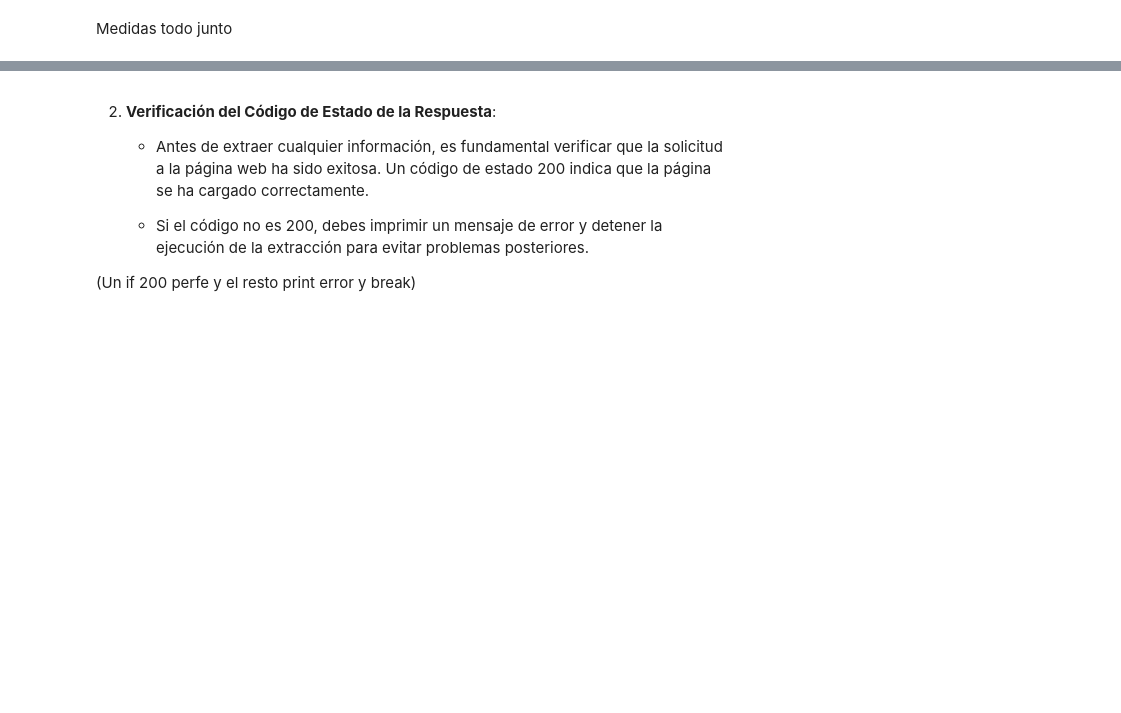
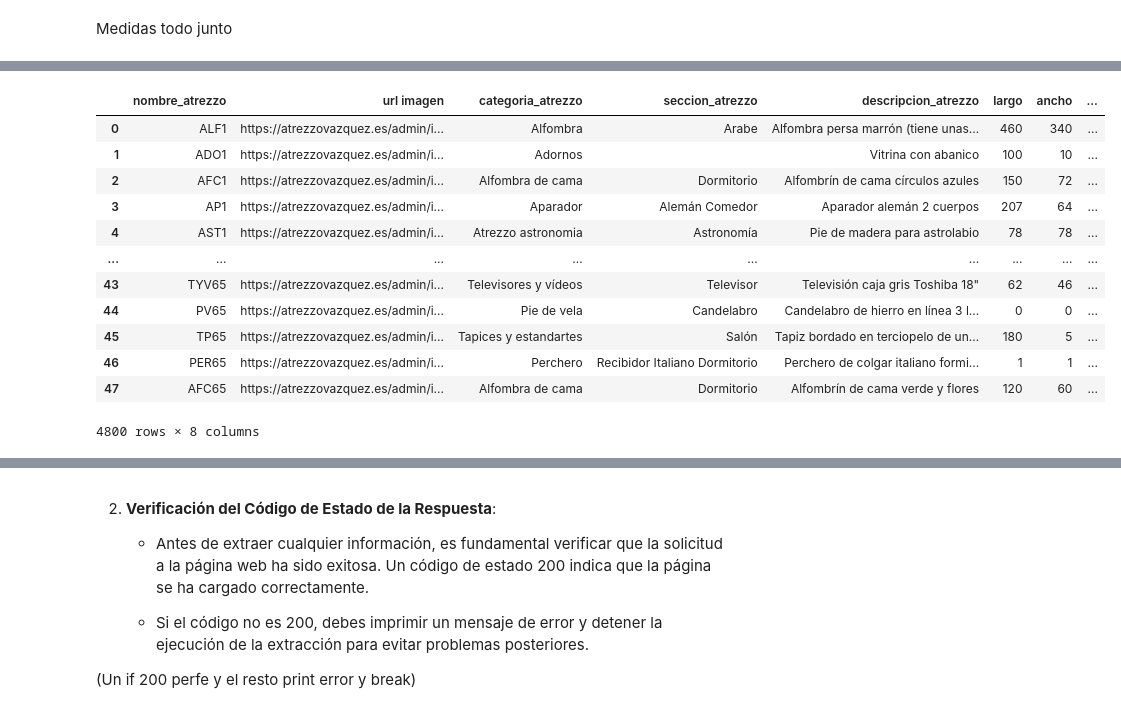
Before and after one commit to jgilsu11/laboratorio-modulo3-leccion02-beautiful-soup, a Jupyter notebook: laboratorio-modulo3-leccion02-beautiful-soup.ipynb, the cells around one changed output, grey strips where cells are left out. Cells and saved outputs as stored; diff of their text form; code cells hidden in the pictures; blank space fills up the shorter version.

Commit message:
Subida al fin del f****** dataframe

```diff
--- a/laboratorio-modulo3-leccion02-beautiful-soup.ipynb
+++ b/laboratorio-modulo3-leccion02-beautiful-soup.ipynb
@@ -138,0 +193,15 @@ Esta celda es para buscar lo que nos piden
+# %%
+lista_box= sopa_atrezzo1.find_all("div", class_ = "product-image" )
+for box in lista_box:
+    lista_nueva= box.find("img")
+    imagen_at = []
+    for imagen in lista_nueva:
+        imagen_at.append(imagen.get("src"))
+
+
+imagen_at
+
+
+# df_img_atrezzo.drop( [0,1] ,axis= 0, inplace= True)
+# df_img_atrezzo.drop( "index" ,axis= 1, inplace= True)
+# df_img_atrezzo.head().reset_index()
@@ -138,0 +232,6 @@ Esta celda es para buscar lo que nos piden
+# %%
+lista_box= sopa_atrezzo1.find_all("div", class_ = "product-image" )
+list_imagenes = [imegen.find("img").get("src") for imegen in lista_box]
+df_de_cosas = pd.DataFrame(list_imagenes,columns = ["imagen"])
+df_de_cosas["nombre"] = df_de_cosas["imagen"].apply(lambda x: x.split("/")[2])
+df_de_cosas
@@ -197,12 +336,12 @@ df_sec_atrezzo.head()
 # %% [markdown]
 Descripcion todo junto
 # %%
-lista_descripcion= sopa_atrezzo1.find_all("div", {"class": "article-container style-1"})
-descripcion_at=[descripcion.getText() for descripcion in lista_descripcion]
+lista_descripcion= sopa_atrezzo1.find_all("div", {"class": "product-slide-entry shift-image"})
+descripcion_at=[descripcion.contents[7].getText() for descripcion in lista_descripcion]
 df_des_at= pd.DataFrame(descripcion_at)
 df_des_at.drop(columns= 0, inplace= True)
 df_des_atrezzo= df_des_at.copy()
 df_des_atrezzo["descripcion_atrezzo"]= descripcion_at
 df_des_atrezzo = df_des_atrezzo.applymap(lambda x: x.replace("\n",""))
-df_des_atrezzo.head()
+df_des_atrezzo.shape
 # %% [output]
@@ -234,0 +439,25 @@ df_dim_atrezzo.head()
+# %%
+
+def creardf_final():
+    df_pag_final= pd.DataFrame()
+    for pag in range(1,101):
+        url= f"https://atrezzovazquez.es/shop.php?search_type=-1&search_terms=&limit=48&page={pag}"
+        df_pag_final=pd.concat([df_pag_final,crear_df_pag(url)])
+
+    return df_pag_final
+
+creardf_final()
+# %% [output]
+|  | nombre_atrezzo | url imagen | categoria_atrezzo | seccion_atrezzo | descripcion_atrezzo | largo | ancho | ... |
+| 0 | ALF1 | https://atrezzovazquez.es/admin/i... | Alfombra | Arabe | Alfombra persa marrón (tiene unas... | 460 | 340 | ... |
+| 1 | ADO1 | https://atrezzovazquez.es/admin/i... | Adornos |  | Vitrina con abanico | 100 | 10 | ... |
+| 2 | AFC1 | https://atrezzovazquez.es/admin/i... | Alfombra de cama | Dormitorio | Alfombrín de cama círculos azules | 150 | 72 | ... |
+| 3 | AP1 | https://atrezzovazquez.es/admin/i... | Aparador | Alemán Comedor | Aparador alemán 2 cuerpos | 207 | 64 | ... |
+| 4 | AST1 | https://atrezzovazquez.es/admin/i... | Atrezzo astronomia | Astronomía | Pie de madera para astrolabio | 78 | 78 | ... |
+| ... | ... | ... | ... | ... | ... | ... | ... | ... |
+| 43 | TYV65 | https://atrezzovazquez.es/admin/i... | Televisores y vídeos | Televisor | Televisión caja gris Toshiba 18" | 62 | 46 | ... |
+| 44 | PV65 | https://atrezzovazquez.es/admin/i... | Pie de vela | Candelabro | Candelabro de hierro en línea 3 l... | 0 | 0 | ... |
+| 45 | TP65 | https://atrezzovazquez.es/admin/i... | Tapices y estandartes | Salón | Tapiz bordado en terciopelo de un... | 180 | 5 | ... |
+| 46 | PER65 | https://atrezzovazquez.es/admin/i... | Perchero | Recibidor Italiano Dormitorio | Perchero de colgar italiano formi... | 1 | 1 | ... |
+| 47 | AFC65 | https://atrezzovazquez.es/admin/i... | Alfombra de cama | Dormitorio | Alfombrín de cama verde y flores | 120 | 60 | ... |
+4800 rows × 8 columns
```
Also changed, not shown: parts of 17 cells of this notebook.
